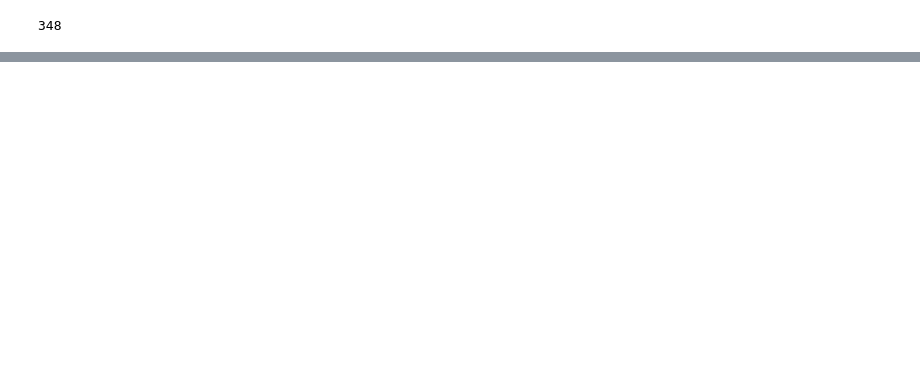
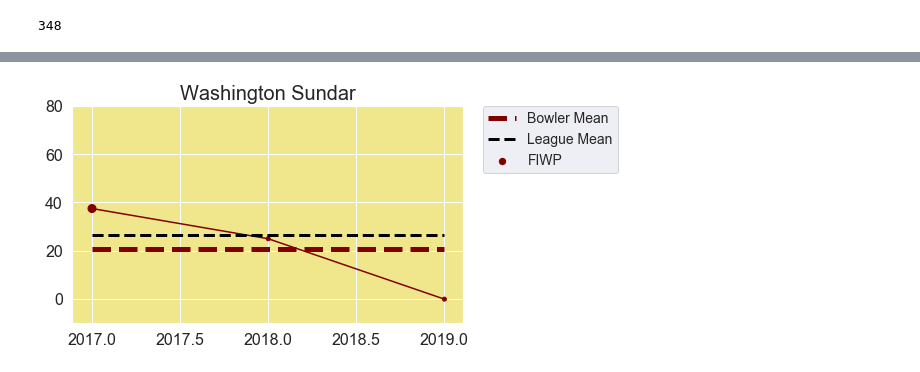
Before and after one commit to omkarb1604/IPL_data_scrape, a Jupyter notebook: FIB.ipynb, the cells around one changed output, grey strips where cells are left out. Drawn from its saved outputs; the diff is of its cells as text; code cells hidden in the pictures; blank space fills up the shorter version.

```diff
--- a/FIB.ipynb
+++ b/FIB.ipynb
@@ -303,0 +302,4 @@ The wickets every season are
+# %%
+plot_fiwp('Washington Sundar')
+# %% [output]
+[figure, added]
```
Also changed, not shown: parts of 18 cells of this notebook.
